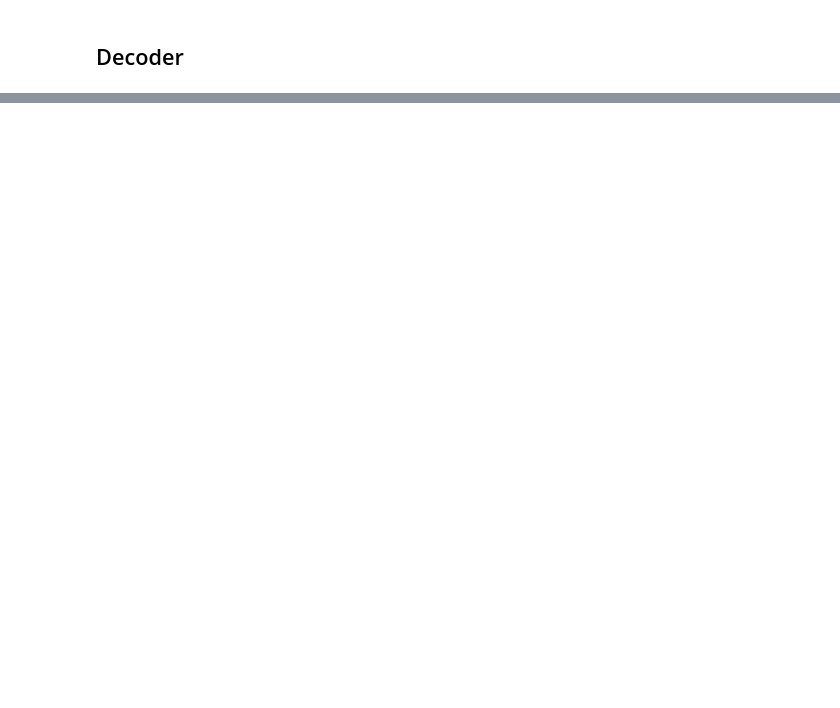
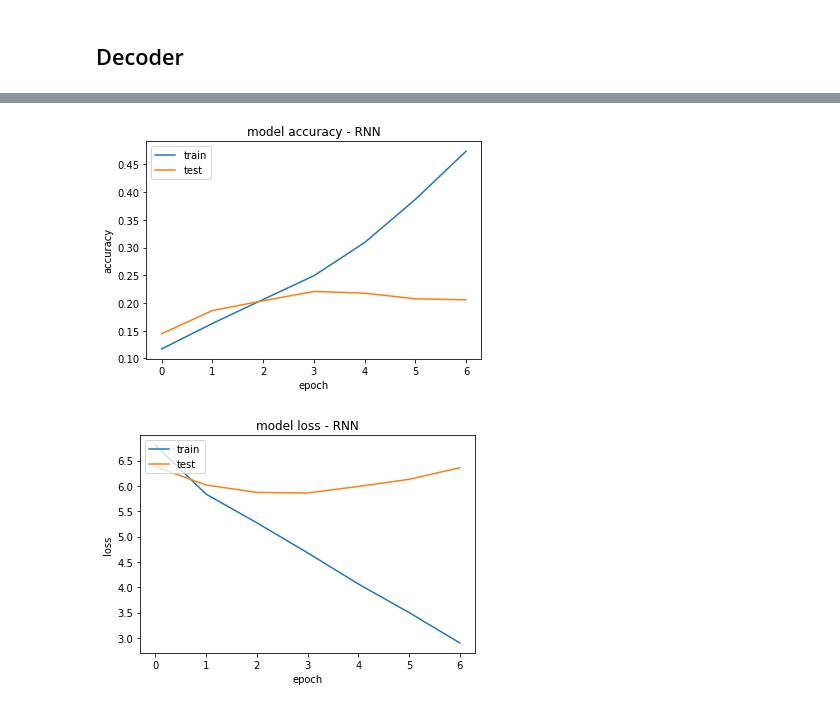
Before and after one commit to mtjon/infompr-group-project, a Jupyter notebook: rnn.ipynb, the cells around one changed output, grey strips where cells are left out. Saved outputs shown, nothing was run; the diff lists cells and outputs as text; code cells hidden in the pictures; blank space fills up the shorter version.

```diff
--- a/rnn.ipynb
+++ b/rnn.ipynb
@@ -652,0 +702,9 @@ plt.legend()
+# %%
+UNITS = 256
+modelRNN = Translator(UNITS, abs_text_processor, tit_text_processor, GRU=False)
+
+logits = modelRNN((ex_context_tok, ex_tar_in))
+
+print(f'Context tokens, shape: (batch, s, units) {ex_context_tok.shape}')
+print(f'Target tokens, shape: (batch, t) {ex_tar_in.shape}')
+print(f'logits, shape: (batch, t, target_vocabulary_size) {logits.shape}')
@@ -652,0 +715,13 @@ plt.legend()
+# %%
+modelRNN.compile(
+    loss=masked_loss,
+    optimizer='Adam',
+    metrics=[masked_accuracy])
+# %%
+with tf.device('/device:GPU:0'):
+    historyRNN = modelRNN.fit(train_ds,
+                            epochs=30,
+                            validation_data=val_ds,
+                            callbacks=tf.keras.callbacks.EarlyStopping(
+                                monitor='val_loss',
+                                patience=3))
@@ -652,0 +743,21 @@ plt.legend()
+# %%
+# https://machinelearningmastery.com/display-deep-learning-model-training-history-in-keras/
+# summarize history for accuracy
+plt.plot(historyRNN.history['masked_accuracy'])
+plt.plot(historyRNN.history['val_masked_accuracy'])
+plt.title('model accuracy - RNN')
+plt.ylabel('accuracy')
+plt.xlabel('epoch')
+plt.legend(['train', 'test'], loc='upper left')
+plt.show()
+# summarize history for loss
+plt.plot(historyRNN.history['loss'])
+plt.plot(historyRNN.history['val_loss'])
+plt.title('model loss - RNN')
+plt.ylabel('loss')
+plt.xlabel('epoch')
+plt.legend(['train', 'test'], loc='upper left')
+plt.show()
+# %% [output]
+[figure, added]
+[figure, added]
```
Also changed, not shown: parts of 61 cells of this notebook.
